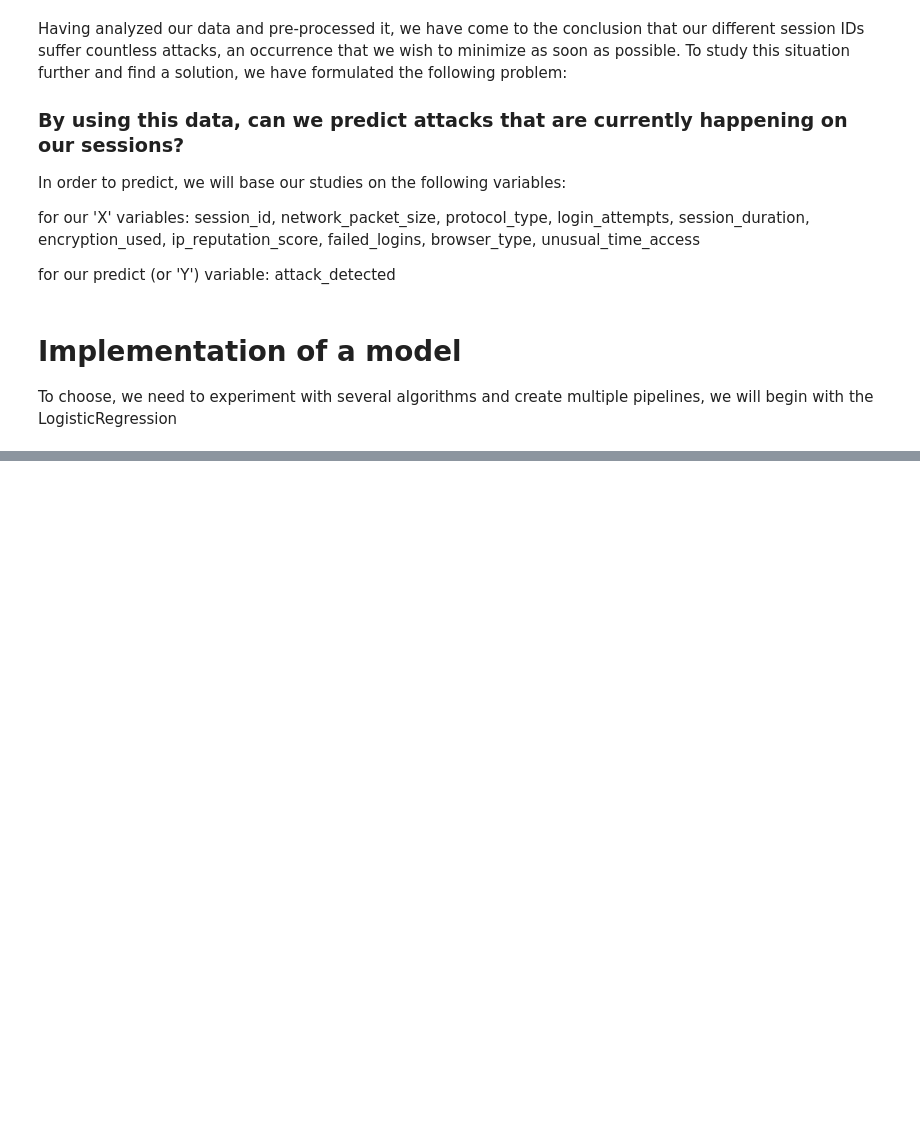
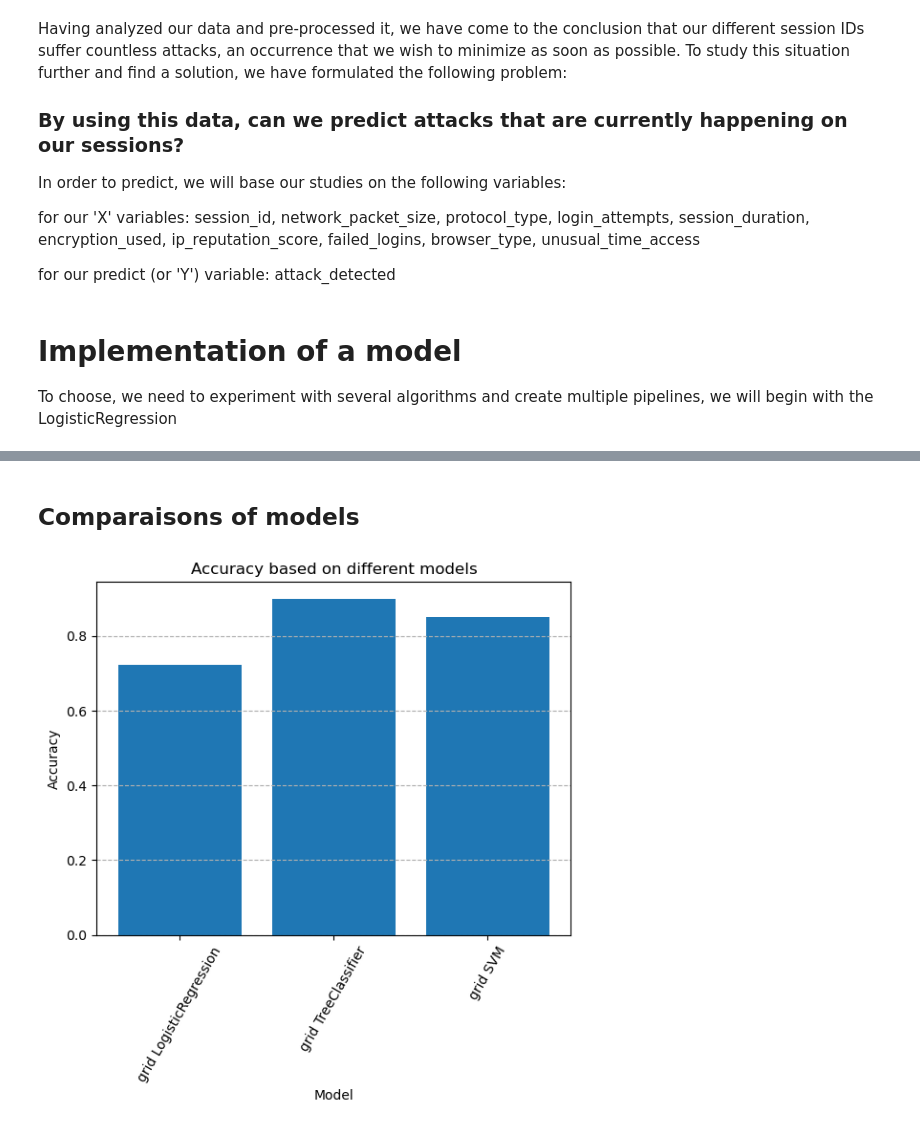
Before and after one commit to WANG-Lucas-sokko/ML_CCC, a Jupyter notebook: ML_CCC_project.ipynb, the cells around one changed output, grey strips where cells are left out. Saved outputs shown, nothing was run; the diff lists cells and outputs as text; code cells hidden in the pictures; blank space fills up the shorter version.

```diff
--- a/ML_CCC_project.ipynb
+++ b/ML_CCC_project.ipynb
@@ -574,0 +818,16 @@ plt.show()
+# %% [markdown]
+## Comparaisons of models
+# %%
+## Comparaisons of all grid LogisticRegression, TreeClassifier and SVM
+name = ['grid LogisticRegression', 'grid TreeClassifier', 'grid SVM']
+
+# Accuracies
+plt.bar(name, accuracy_list)
+plt.xlabel("Model")
+plt.ylabel("Accuracy")
+plt.title("Accuracy based on different models")
+plt.xticks(rotation=60)
+plt.grid(axis='y', linestyle='--')
+plt.show()
+# %% [output]
+[figure, added]
```
Also changed, not shown: parts of 27 cells of this notebook.
